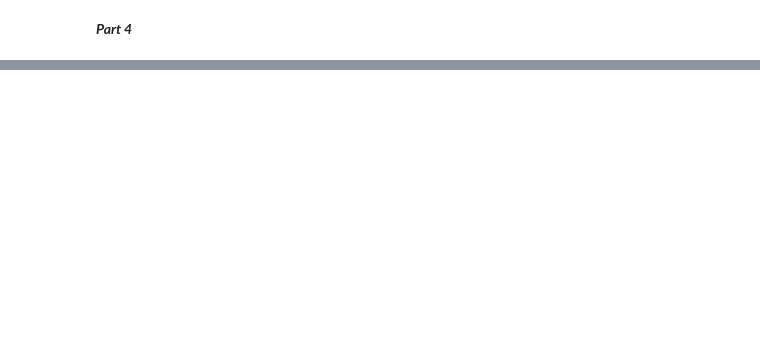
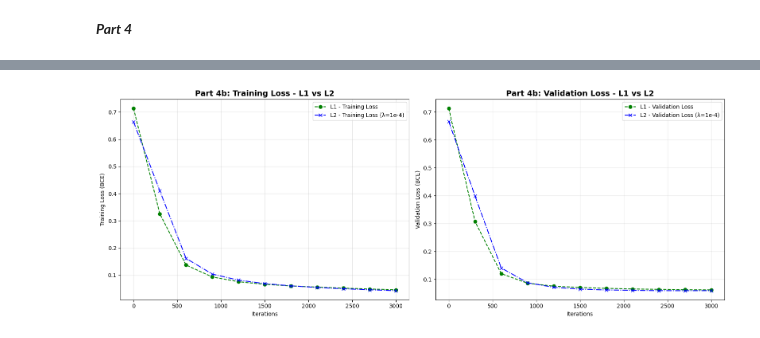
Before and after one commit to MahadAhmed25/4AL3, a Jupyter notebook: assignments/A3/Assignment3_starter.ipynb, the cells around one changed output, grey strips where cells are left out. Saved outputs shown, nothing was run; the diff lists cells and outputs as text; code cells hidden in the pictures; blank space fills up the shorter version.

```diff
--- a/assignments/A3/Assignment3_starter.ipynb
+++ b/assignments/A3/Assignment3_starter.ipynb
@@ -829,21 +897,26 @@ print(f"Final Validation Accuracy (L1): {final_accuracy_l1*100:.2f}%")
 # %%
 fig, axes = plt.subplots(1, 2, figsize=(16, 6))
 
-# CODE HERE: inject points to plots
+axes[0].plot(iterations_l1, train_losses_l1, label='L1 - Training Loss', color='green', linestyle='--', marker='o')
+axes[0].plot(l2_results[LAMBDA_L1]['iterations'], l2_results[1e-4]['train_losses'], label='L2 - Training Loss (λ=1e-4)', color='blue', linestyle='-.', marker='x')
 
 axes[0].set_title('Part 4b: Training Loss - L1 vs L2', fontsize=14, fontweight='bold')
 axes[0].set_xlabel('Iterations')
 axes[0].set_ylabel('Training Loss (BCE)')
 axes[0].legend()
 axes[0].grid(True, alpha=0.3)
 
-# CODE HERE: inject points to plots
+
+axes[1].plot(iterations_l1, val_losses_l1, label='L1 - Validation Loss', color='green', linestyle='--', marker='o')
+axes[1].plot(l2_results[LAMBDA_L1]['iterations'], l2_results[LAMBDA_L1]['val_losses'], label='L2 - Validation Loss (λ=1e-4)', color='blue', linestyle='-.', marker='x')
 
 axes[1].set_title('Part 4b: Validation Loss - L1 vs L2', fontsize=14, fontweight='bold')
 axes[1].set_xlabel('Iterations')
 axes[1].set_ylabel('Validation Loss (BCE)')
 axes[1].legend()
 axes[1].grid(True, alpha=0.3)
 
 plt.tight_layout()
 plt.show()
+# %% [output]
+[figure, added]
```
Also changed, not shown: parts of 21 cells of this notebook, 1 other file.
